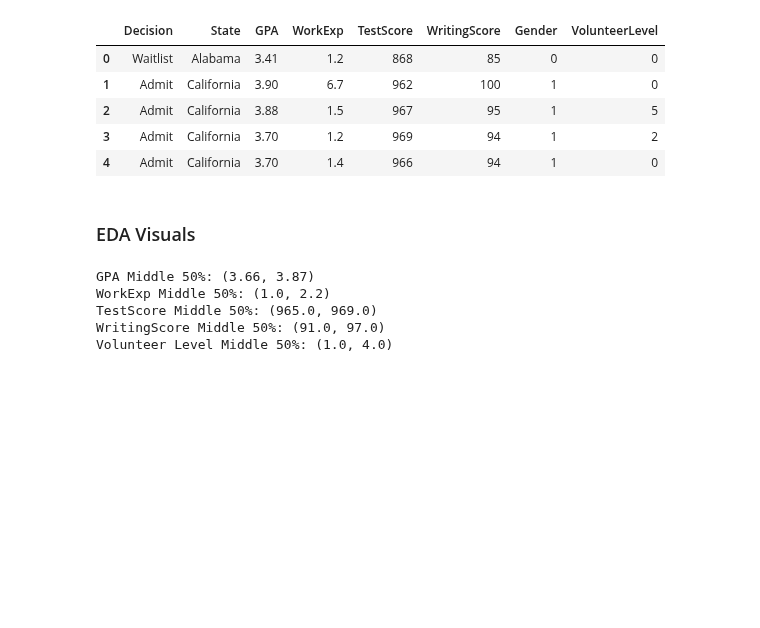
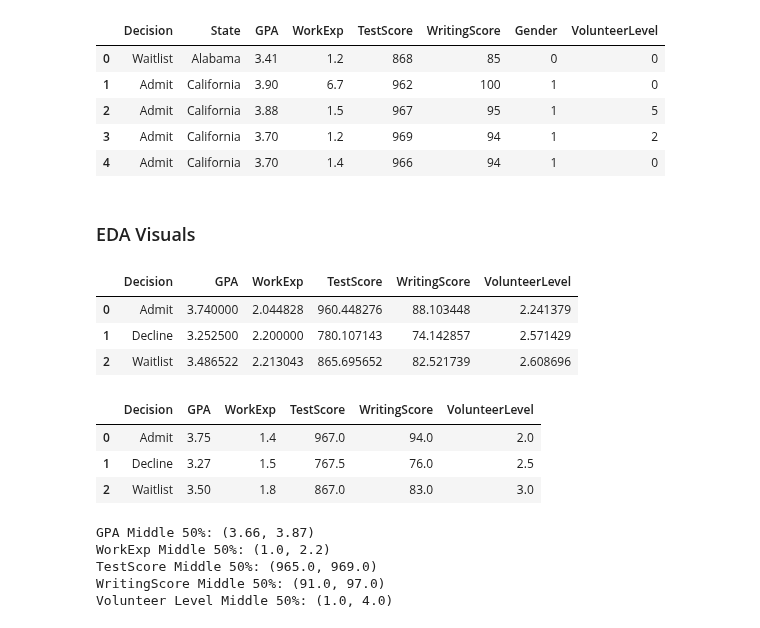
Before and after one commit to ad1589/dsan-5900.github.io, a Jupyter notebook: code/mia_eda.ipynb, the cells around one changed output. Cells and saved outputs as stored; diff of their text form; code cells hidden in the pictures; blank space fills up the shorter version.

```diff
--- a/code/mia_eda.ipynb
+++ b/code/mia_eda.ipynb
@@ -24,3 +24,22 @@ df.head()
 | 4 | Admit | California | 3.70 | 1.4 | 966 | 94 | 1 | 0 |
 # %% [markdown]
 ### EDA Visuals
+# %%
+means = df[["Decision", "GPA", "WorkExp", "TestScore", "WritingScore", "VolunteerLevel"]].groupby("Decision").agg(["mean"]).reset_index()
+means.columns = means.columns.droplevel(1)
+medians = df[["Decision", "GPA", "WorkExp", "TestScore", "WritingScore", "VolunteerLevel"]].groupby("Decision").agg(["median"]).reset_index()
+medians.columns = medians.columns.droplevel(1)
+# %%
+means
+# %% [output]
+|  | Decision | GPA | WorkExp | TestScore | WritingScore | VolunteerLevel |
+| 0 | Admit | 3.740000 | 2.044828 | 960.448276 | 88.103448 | 2.241379 |
+| 1 | Decline | 3.252500 | 2.200000 | 780.107143 | 74.142857 | 2.571429 |
+| 2 | Waitlist | 3.486522 | 2.213043 | 865.695652 | 82.521739 | 2.608696 |
+# %%
+medians
+# %% [output]
+|  | Decision | GPA | WorkExp | TestScore | WritingScore | VolunteerLevel |
+| 0 | Admit | 3.75 | 1.4 | 967.0 | 94.0 | 2.0 |
+| 1 | Decline | 3.27 | 1.5 | 767.5 | 76.0 | 2.5 |
+| 2 | Waitlist | 3.50 | 1.8 | 867.0 | 83.0 | 3.0 |
```
Also changed, not shown: parts of 3 cells of this notebook, 9 other files.
